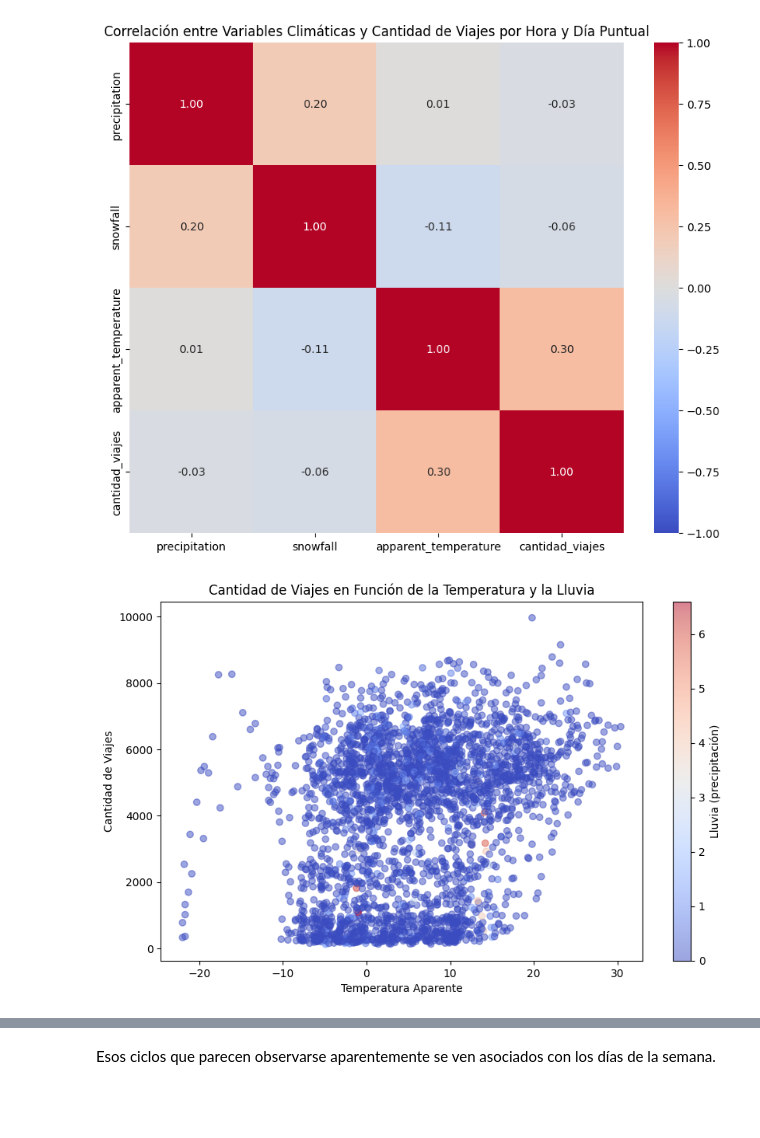
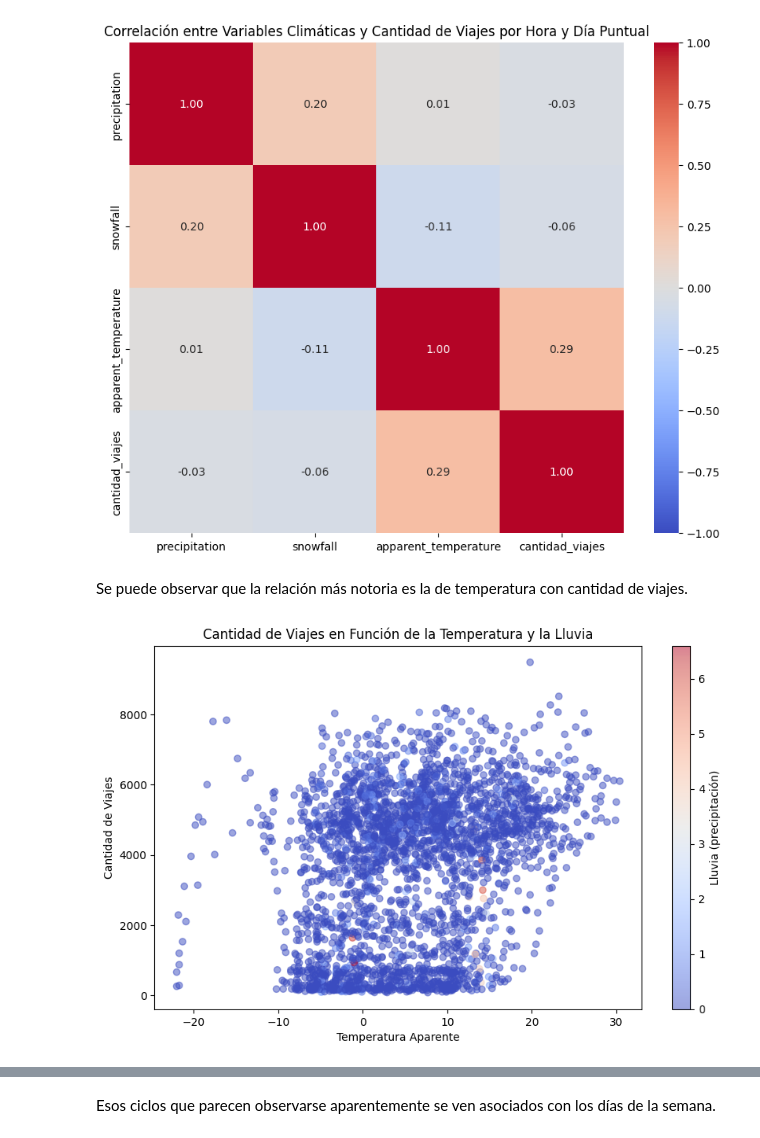
Before and after one commit to ramirou2/taxiGreen_models, a Jupyter notebook: EDA_models.ipynb, the cells around one changed output, grey strips where cells are left out. Drawn from its saved outputs; the diff is of its cells as text; code cells hidden in the pictures; blank space fills up the shorter version.

```diff
--- a/EDA_models.ipynb
+++ b/EDA_models.ipynb
@@ -29,6 +31,7 @@ def wea_data(start_date, end_date):
 
 def prep_data(clima_data, path_taxi, zones, start_date, end_date):
     files = os.listdir(path_taxi)
+    files = [file for file in files if file.endswith('.parquet')]
     data = pd.DataFrame()
     for file in files:
         df = pd.read_parquet(path_taxi + file)
@@ -69,6 +72,7 @@ def prep_data(clima_data, path_taxi, zones, start_date, end_date):
 
 def merge_data(path_taxi, zones, start_date, end_date):
     files = os.listdir(path_taxi)
+    files = [file for file in files if file.endswith('.parquet')]
     data = pd.DataFrame()
     for file in files:
         df = pd.read_parquet(path_taxi + file)
@@ -194,7 +200,8 @@ sin_outlier_agrupados = data_filtered.groupby(['time']).agg({
     'precipitation': 'first',
     'snowfall': 'first',
     'apparent_temperature': 'first',
-    'trip_distance': 'sum' }).join( data_filtered.groupby(['time']).size().reset_index(name='cantidad_viajes').set_index(['time']))
+    'trip_distance': 'sum',
+    'total_amount':'sum'}).join( data_filtered.groupby(['time']).size().reset_index(name='cantidad_viajes').set_index(['time']))
 
 sin_outlier_agrupados['time'] = sin_outlier_agrupados.index
 sin_outlier_agrupados['day_of_week'] = sin_outlier_agrupados['time'].dt.dayofweek  # 0=lunes, 1=martes, ..., 6=domingo
@@ -262,15 +273,17 @@ plt.title('Correlación entre Variables Climáticas y Cantidad de Viajes por Hor
 plt.show()
 # %% [output]
 [figure]
+# %% [markdown]
+Se puede observar que la relación más notoria es la de temperatura con cantidad de viajes.
 # %%
 plt.figure(figsize=(10, 6))
-plt.scatter(data['apparent_temperature'], data['cantidad_viajes'], c=data['precipitation'], cmap='coolwarm', alpha=0.5)
+plt.scatter(sin_outlier_agrupados['apparent_temperature'], sin_outlier_agrupados['cantidad_viajes'], c=sin_outlier_agrupados['precipitation'], cmap='coolwarm', alpha=0.5)
 plt.xlabel('Temperatura Aparente')
 plt.ylabel('Cantidad de Viajes')
 plt.title('Cantidad de Viajes en Función de la Temperatura y la Lluvia')
 plt.colorbar(label='Lluvia (precipitación)')
 plt.show()
 # %% [output]
-[figure, old version]
+[figure, new version]
 # %%
 plt.figure(figsize=(10, 6))
```
Also changed, not shown: parts of 34 cells of this notebook, 3 other files.
